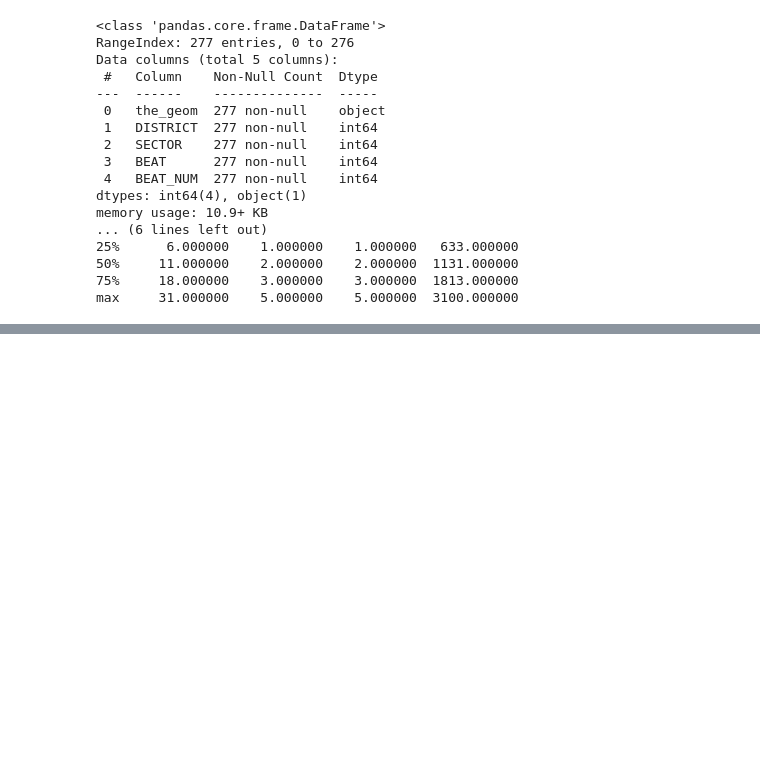
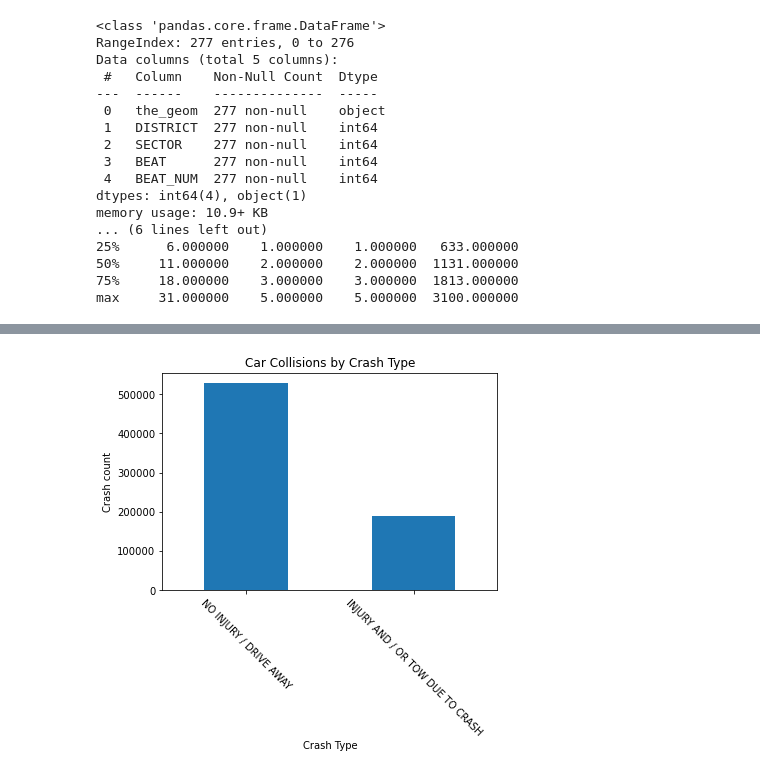
Before and after one commit to jlenehan/Chicago_Dispatch_Classification, a Jupyter notebook: UCDPA_JohnLenehan.ipynb, the cells around one changed output, grey strips where cells are left out. Cells and saved outputs as stored; diff of their text form; code cells hidden in the pictures; blank space fills up the shorter version.

```diff
--- a/UCDPA_JohnLenehan.ipynb
+++ b/UCDPA_JohnLenehan.ipynb
@@ -264,10 +323,13 @@ plt.show()
 # %%
 #plot graphs of crash type
 crash_type_count = collisions['crash_type'].value_counts()
 
 crash_type_count.plot.bar()
 plt.xlabel('Crash Type')
 plt.ylabel('Crash count')
 plt.title('Car Collisions by Crash Type')
+plt.xticks(rotation=-45)
 plt.show()
+# %% [output]
+[figure, added]
 # %%
```
Also changed, not shown: parts of 48 cells of this notebook.
